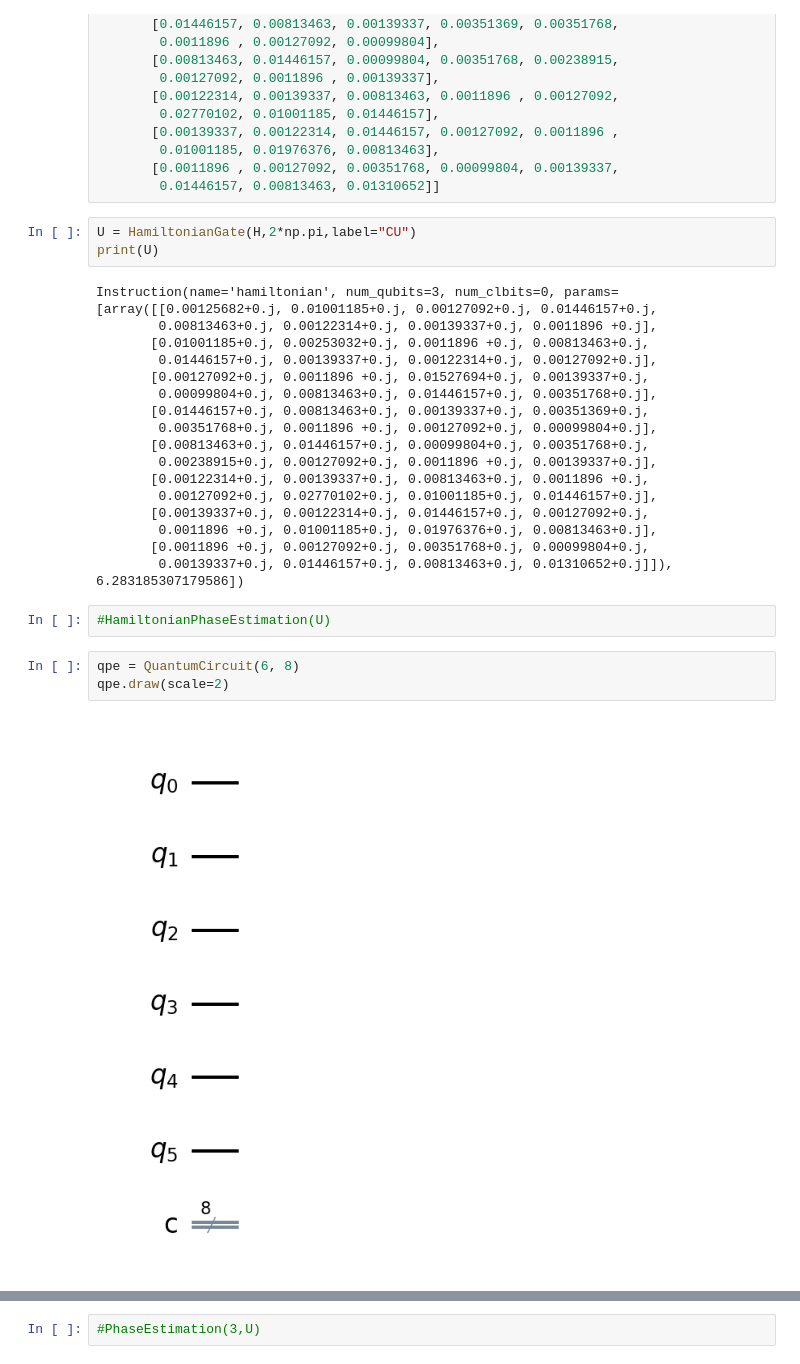
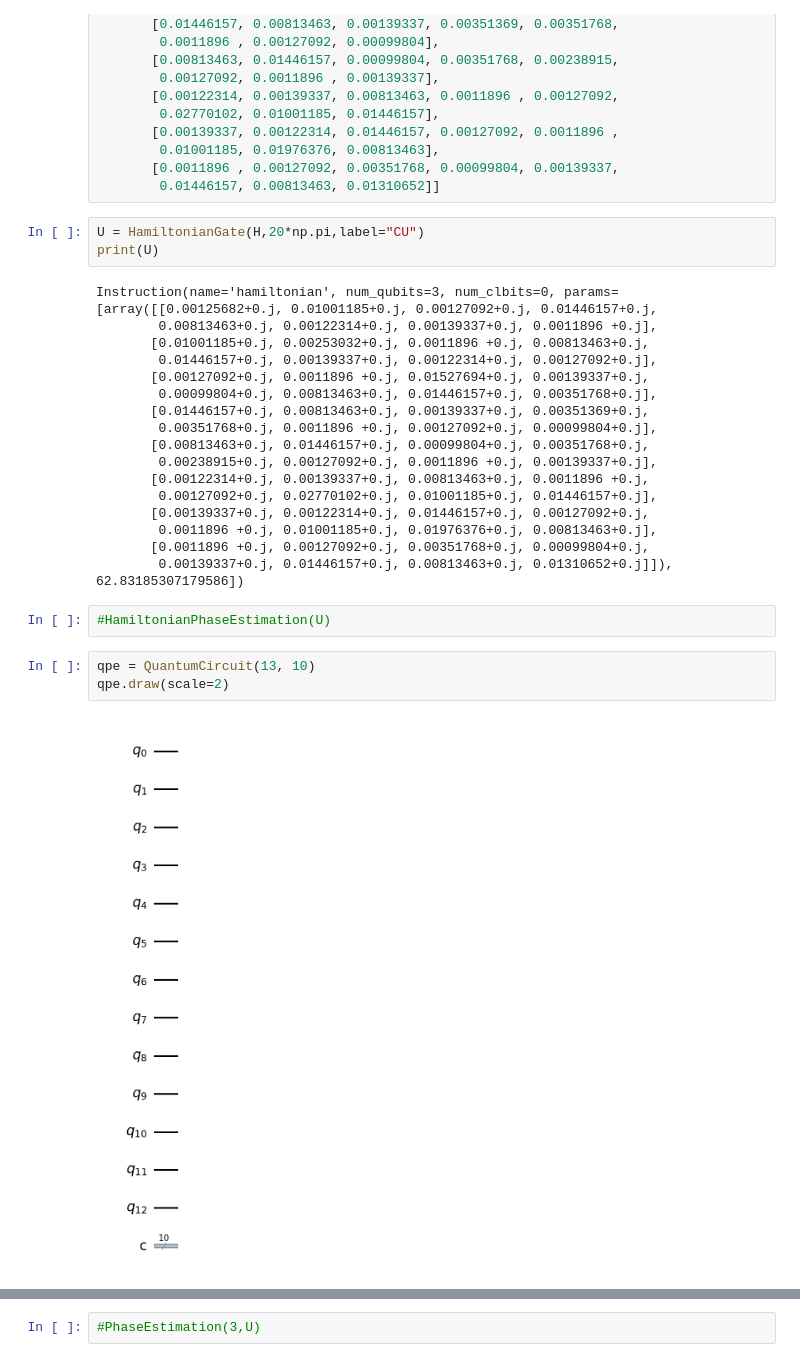
Before and after one commit to ajbecerr/quantum_computing_materials_thermodynamics, a Jupyter notebook: CO_O_Ru_IBM.ipynb, the cells around one changed output, grey strips where cells are left out. Drawn from its saved outputs; the diff is of its cells as text.

```diff
--- a/CO_O_Ru_IBM.ipynb
+++ b/CO_O_Ru_IBM.ipynb
@@ -40,7 +41,7 @@ H =    [[0.00125682, 0.01001185, 0.00127092, 0.01446157, 0.00813463,
        [0.0011896 , 0.00127092, 0.00351768, 0.00099804, 0.00139337,
         0.01446157, 0.00813463, 0.01310652]]
 # %%
-U = HamiltonianGate(H,2*np.pi,label="CU")
+U = HamiltonianGate(H,20*np.pi,label="CU")
 print(U)
 # %% [output]
 Instruction(name='hamiltonian', num_qubits=3, num_clbits=0, params=[array([[0.00125682+0.j, 0.01001185+0.j, 0.00127092+0.j, 0.01446157+0.j,
@@ -58,12 +59,12 @@ Instruction(name='hamiltonian', num_qubits=3, num_clbits=0, params=[array([[0.00
        [0.00139337+0.j, 0.00122314+0.j, 0.01446157+0.j, 0.00127092+0.j,
         0.0011896 +0.j, 0.01001185+0.j, 0.01976376+0.j, 0.00813463+0.j],
        [0.0011896 +0.j, 0.00127092+0.j, 0.00351768+0.j, 0.00099804+0.j,
-        0.00139337+0.j, 0.01446157+0.j, 0.00813463+0.j, 0.01310652+0.j]]), 6.283185307179586])
+        0.00139337+0.j, 0.01446157+0.j, 0.00813463+0.j, 0.01310652+0.j]]), 62.83185307179586])
 # %%
 #HamiltonianPhaseEstimation(U)
 # %%
-qpe = QuantumCircuit(6, 8)
+qpe = QuantumCircuit(13, 10)
 qpe.draw(scale=2)
 # %% [output]
-[figure, old version]
+[figure, new version]
 # %%
```
Also changed, not shown: parts of 10 cells of this notebook, 3 other files.
